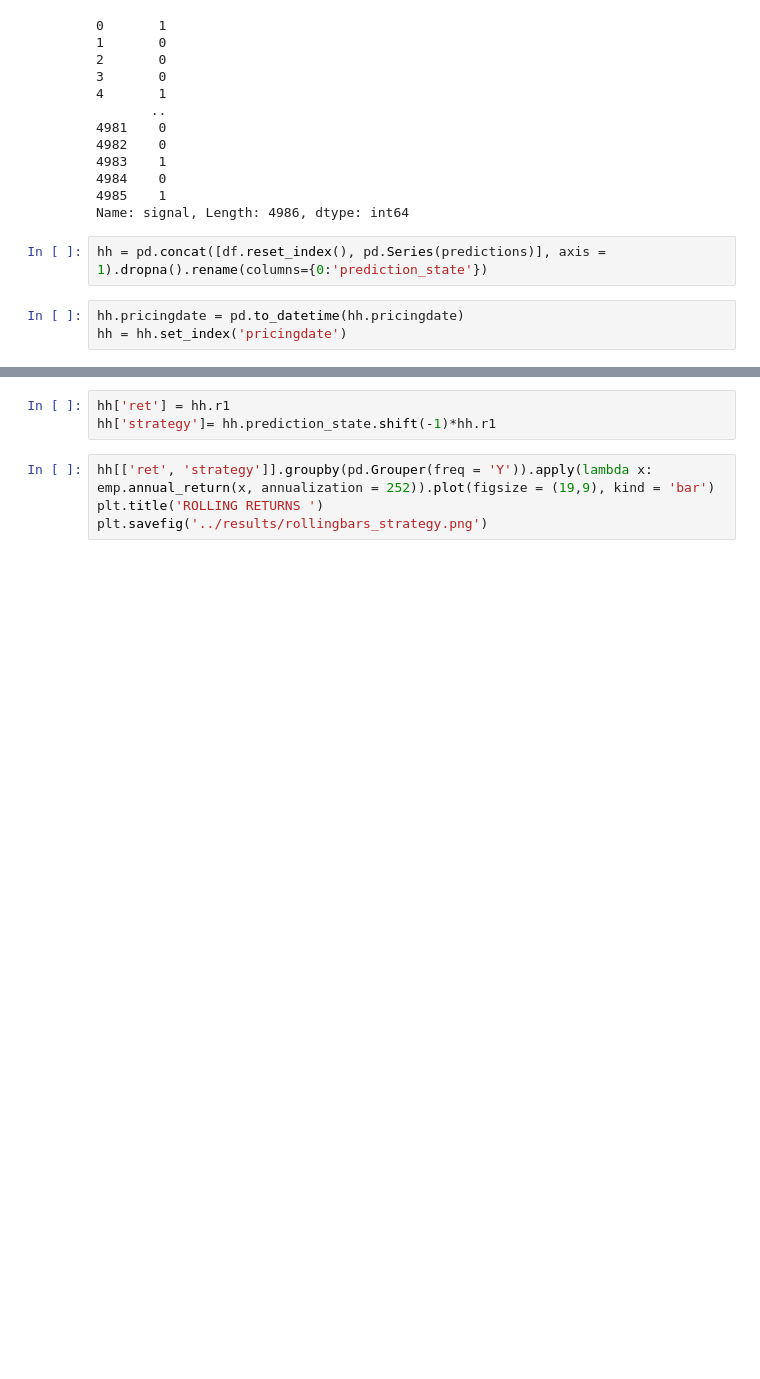
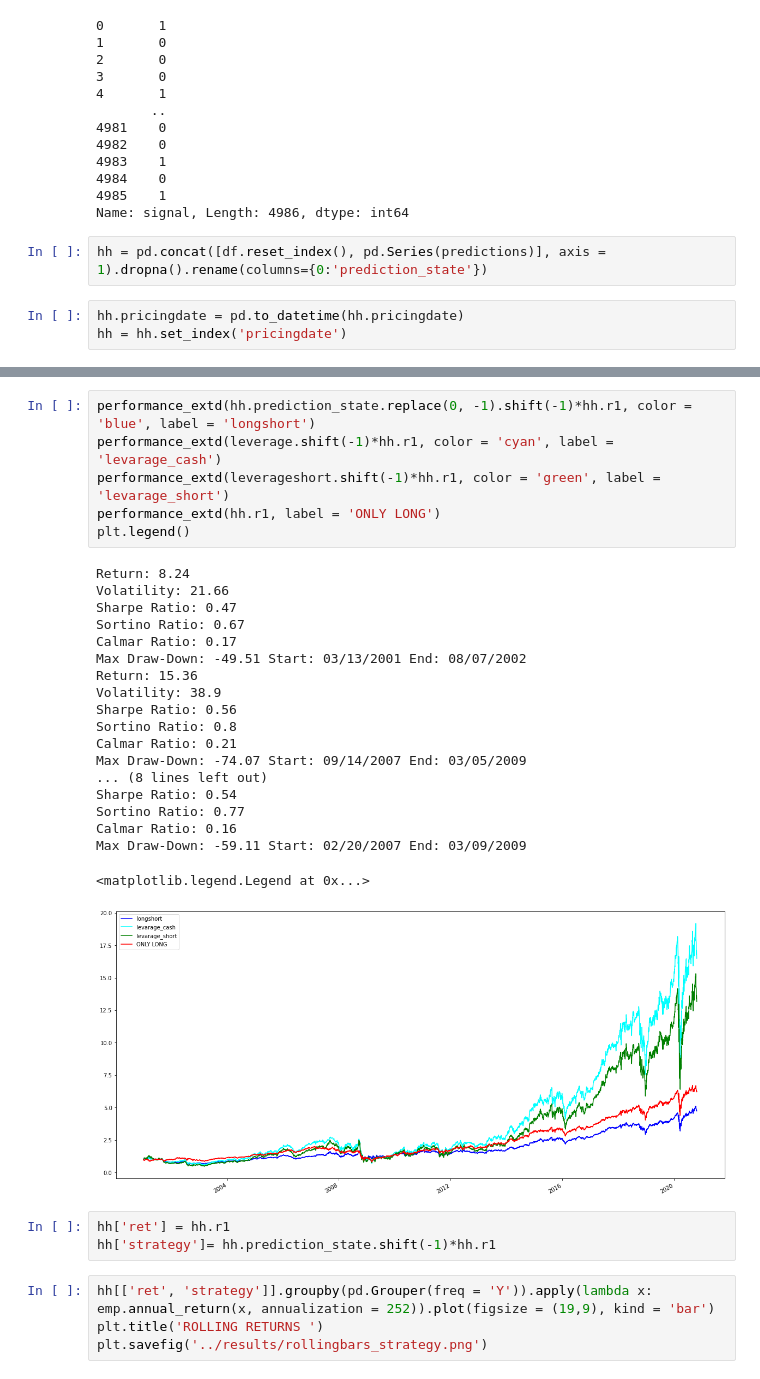
Before and after one commit to gbesposito/hmm_unibo, a Jupyter notebook: scripts/hmm.ipynb, the cells around one changed output, grey strips where cells are left out. Drawn from its saved outputs; the diff is of its cells as text; blank space fills up the shorter version.

```diff
--- a/scripts/hmm.ipynb
+++ b/scripts/hmm.ipynb
@@ -273,3 +289,29 @@ Max Draw-Down: -59.11 Start: 02/20/2007 End: 03/09/2009
+# %%
+performance_extd(hh.prediction_state.replace(0, -1).shift(-1)*hh.r1, color = 'blue', label = 'longshort')
+performance_extd(leverage.shift(-1)*hh.r1, color = 'cyan', label = 'levarage_cash')
+performance_extd(leverageshort.shift(-1)*hh.r1, color = 'green', label = 'levarage_short')
+performance_extd(hh.r1, label = 'ONLY LONG')
+plt.legend()
+# %% [output]
+Return: 8.24
+Volatility: 21.66
+Sharpe Ratio: 0.47
+Sortino Ratio: 0.67
+Calmar Ratio: 0.17
+Max Draw-Down: -49.51 Start: 03/13/2001 End: 08/07/2002
+Return: 15.36
+Volatility: 38.9
+Sharpe Ratio: 0.56
+Sortino Ratio: 0.8
+Calmar Ratio: 0.21
+Max Draw-Down: -74.07 Start: 09/14/2007 End: 03/05/2009
+... (8 lines left out)
+Sharpe Ratio: 0.54
+Sortino Ratio: 0.77
+Calmar Ratio: 0.16
+Max Draw-Down: -59.11 Start: 02/20/2007 End: 03/09/2009
+<matplotlib.legend.Legend at 0x...>
+[figure, added]
 # %%
 hh['ret'] = hh.r1
 hh['strategy']= hh.prediction_state.shift(-1)*hh.r1
```
Also changed, not shown: parts of 8 cells of this notebook.
